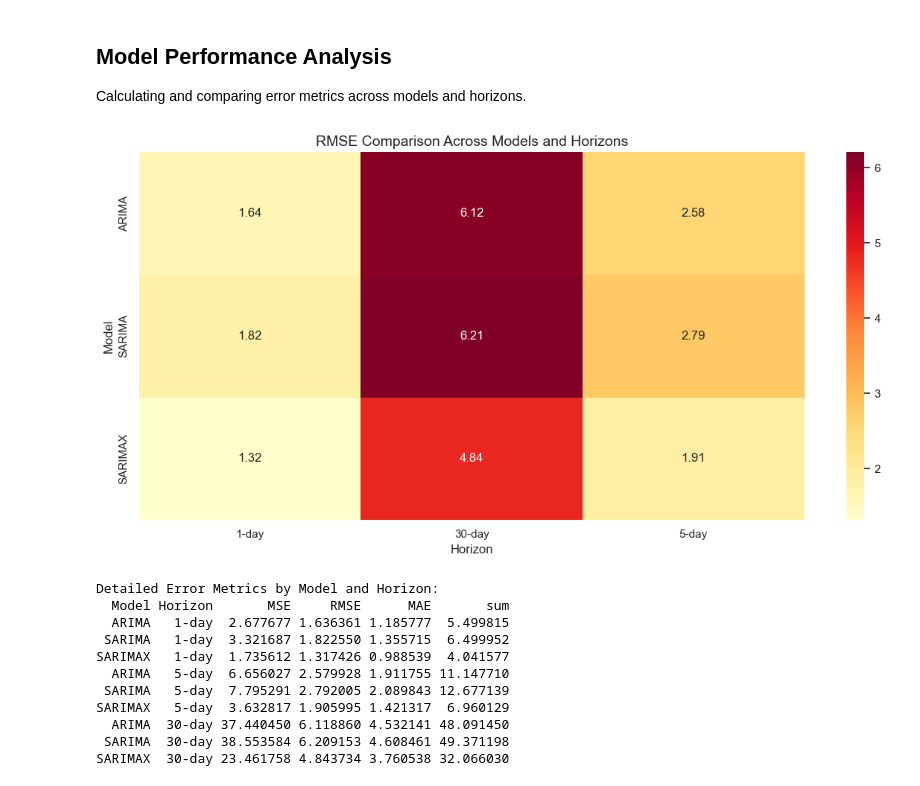
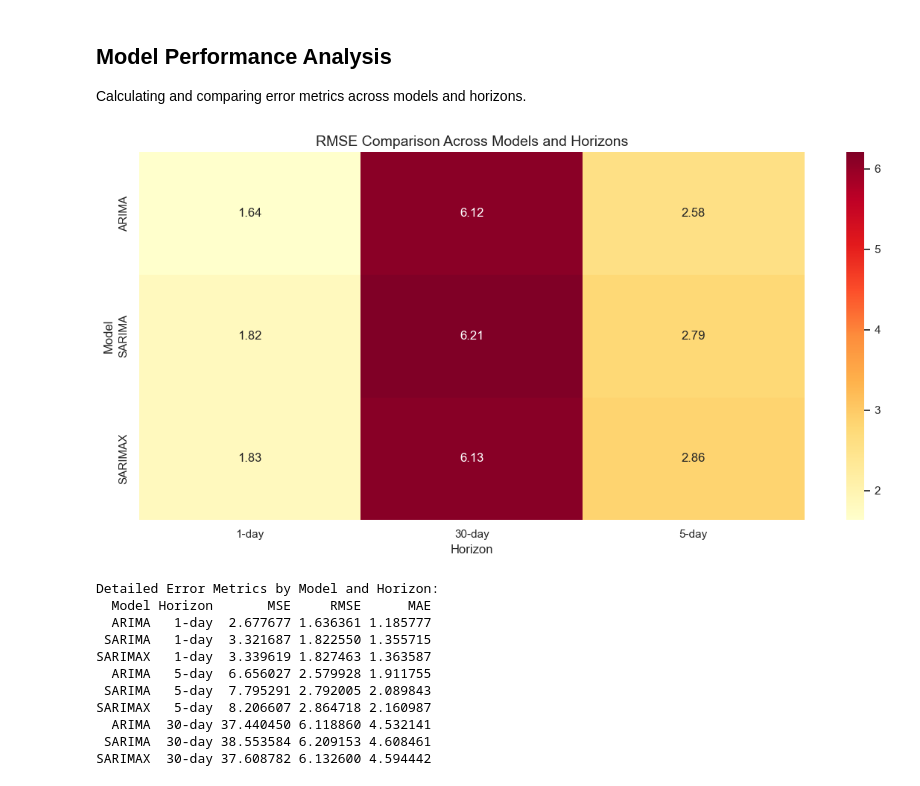
Before and after one commit to DanaMikulinsky/fintechFinalProject, a Jupyter notebook: ARIMA_prediction&analysis.ipynb, the cells around one changed output. Cells and saved outputs as stored; diff of their text form; code cells hidden in the pictures.

```diff
--- a/ARIMA_prediction&analysis.ipynb
+++ b/ARIMA_prediction&analysis.ipynb
@@ -203,7 +198,7 @@ Best Seasonal order: (2, 1, 0, 5)
 # %%
 # SARIMAX Model
 SARIMAX_model = pm.auto_arima(df_for_plotting[attribute_to_predict],
-                           exogenous=df_for_plotting[exog_vars],
+                           exogenous=exog_train[exog_vars],
                            start_p=1, start_q=1,
                            test='adf',
                            max_p=3, max_q=3, m=5,
@@ -272,8 +279,8 @@ def create_forecasts(arima_trained, sarima_trained, sarimax_trained,
 # %% [markdown]
 Examining what are the coefficients of each attribute in the SARIMAX model
 # %%
-train_df, test_df = slice_data(full_df, 0, int(len(all_data) * 0.8), len(all_data))
-arima_results, sarima_results, sarimax_results = train_models(train_df)
+train_df, test_df, exog_train_df, _ = slice_data(full_df, 5, int(len(all_data) * 0.8), 5, include_exog=True)
+arima_results, sarima_results, sarimax_results = train_models(train_df, exog_train_df)
 print(sarimax_results.summary())
 # %% [output]
                                      SARIMAX Results
@@ -301,12 +308,12 @@ all_forecasts_dict = {}
 for win_size in horizons:
     print(f"Running for configured {win_size}-day forecast:")
     split_id = int(len(all_data) * 0.8)
-    start_id = 0
+    start_id = win_size
     while split_id + win_size <= len(all_data):
-        curr_train_df, curr_test_df = slice_data(full_df, start_id, split_id, win_size, print_periods=(0<=start_id <=win_size))
-        arima_results, sarima_results, sarimax_results = train_models(curr_train_df)
-        arima_forecast, sarima_forecast, sarimax_forecast = create_forecasts(arima_results, sarima_results, sarimax_results, curr_test_df, win_size)
-        if start_id == 0:
+        curr_train_df, curr_test_df, curr_exog_train, curr_exog_test = slice_data(full_df, start_id, split_id, win_size, print_periods=(0<=start_id <=win_size), include_exog=True)
+        arima_results, sarima_results, sarimax_results = train_models(curr_train_df, curr_exog_train)
+        arima_forecast, sarima_forecast, sarimax_forecast = create_forecasts(arima_results, sarima_results, sarimax_results, curr_test_df, win_size, curr_exog_test)
+        if start_id == win_size:
             accumulated_arima_forecast = arima_forecast
             accumulated_sarima_forecast = sarima_forecast
             accumulated_sarimax_forecast = sarimax_forecast
@@ -320,7 +327,6 @@ for win_size in horizons:
         #     break
     print(f"Saving forecasts for {win_size}-day forecast...")
     all_window_forecasts = pd.concat([accumulated_arima_forecast, accumulated_sarima_forecast, accumulated_sarimax_forecast], axis=1)
-    all_window_forecasts.columns = ['ARIMA', 'SARIMA', 'SARIMAX']
     all_forecasts_dict[win_size] = all_window_forecasts
 # %% [output]
 Running for configured 1-day forecast:
@@ -347,7 +347,7 @@ Saving forecasts for 30-day forecast...
 #     pickle.dump(all_forecasts_dict, f)
 # %%
 with open('results_dict.pkl', 'rb') as f:
-    all_forecasts_dict = pickle.load(f)
+    sarimax_forecasts_dict = pickle.load(f)
 # %% [markdown]
 ## Results Visualization
 Comparing forecasts from different models with actual values.
@@ -429,43 +429,42 @@ for horizon in horizons:
 
     for model in ['ARIMA', 'SARIMA', 'SARIMAX']:
         forecast_data = all_forecasts_dict[horizon][model]
 
         mse = mean_squared_error(actual[:len(forecast_data)], forecast_data)
         rmse = np.sqrt(mse)
         mae = mean_absolute_error(actual[:len(forecast_data)], forecast_data)
 
         metrics_data.append({
             'Model': model,
             'Horizon': f'{horizon}-day',
             'MSE': mse,
             'RMSE': rmse,
             'MAE': mae
         })
 
 metrics_df = pd.DataFrame(metrics_data)
 
 # Create heatmap of RMSE values
 plt.figure(figsize=(12, 6))
 rmse_pivot = metrics_df.pivot(index='Model', columns='Horizon', values='RMSE')
 sns.heatmap(rmse_pivot, annot=True, fmt='.2f', cmap='YlOrRd')
 plt.title('RMSE Comparison Across Models and Horizons', fontsize=14)
 plt.tight_layout()
 plt.show()
 
 # Print detailed metrics
-metrics_df["sum"] = metrics_df["MSE"] + metrics_df["RMSE"] + metrics_df["MAE"]
 print("Detailed Error Metrics by Model and Horizon:")
 print(metrics_df.to_string(index=False))
 # %% [output]
-[figure, old version]
+[figure, new version]
 Detailed Error Metrics by Model and Horizon:
-  Model Horizon       MSE     RMSE      MAE       sum
-  ARIMA   1-day  2.677677 1.636361 1.185777  5.499815
- SARIMA   1-day  3.321687 1.822550 1.355715  6.499952
-SARIMAX   1-day  1.735612 1.317426 0.988539  4.041577
-  ARIMA   5-day  6.656027 2.579928 1.911755 11.147710
- SARIMA   5-day  7.795291 2.792005 2.089843 12.677139
-SARIMAX   5-day  3.632817 1.905995 1.421317  6.960129
-  ARIMA  30-day 37.440450 6.118860 4.532141 48.091450
- SARIMA  30-day 38.553584 6.209153 4.608461 49.371198
-SARIMAX  30-day 23.461758 4.843734 3.760538 32.066030
+  Model Horizon       MSE     RMSE      MAE
+  ARIMA   1-day  2.677677 1.636361 1.185777
+ SARIMA   1-day  3.321687 1.822550 1.355715
+SARIMAX   1-day  3.339619 1.827463 1.363587
+  ARIMA   5-day  6.656027 2.579928 1.911755
+ SARIMA   5-day  7.795291 2.792005 2.089843
+SARIMAX   5-day  8.206607 2.864718 2.160987
+  ARIMA  30-day 37.440450 6.118860 4.532141
+ SARIMA  30-day 38.553584 6.209153 4.608461
+SARIMAX  30-day 37.608782 6.132600 4.594442
```
Also changed, not shown: parts of 10 cells of this notebook.
